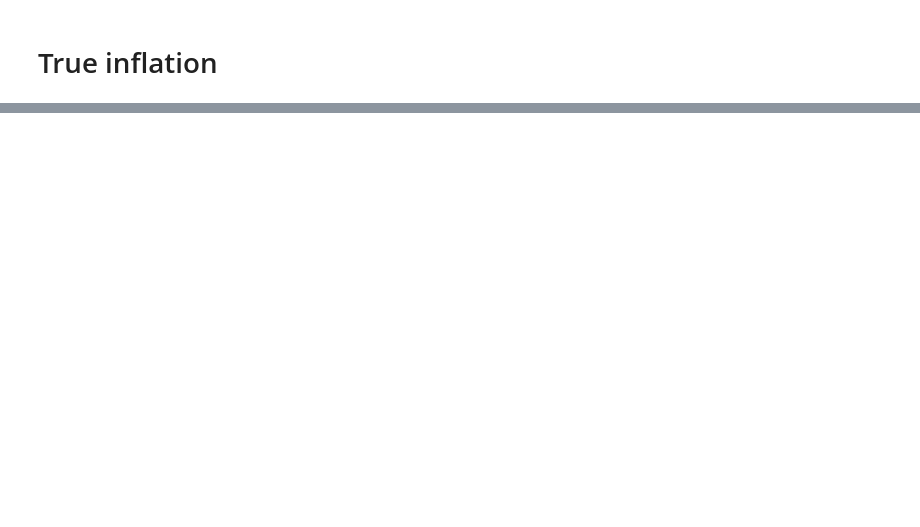
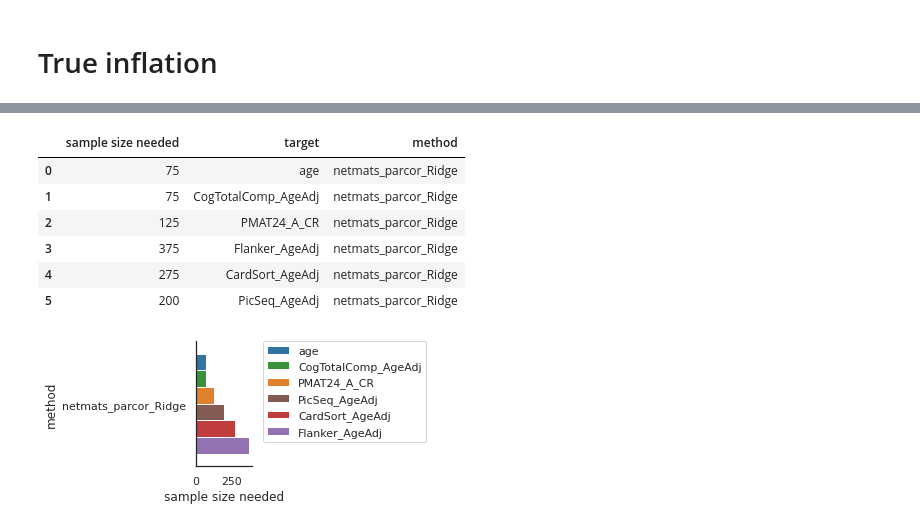
Before and after one commit to spisakt/BWAS_comment, a Jupyter notebook: plot_results_FC.ipynb, the cells around one changed output, grey strips where cells are left out. Saved outputs shown, nothing was run; the diff lists cells and outputs as text; code cells hidden in the pictures; blank space fills up the shorter version.

Commit message:
extended variables

```diff
--- a/plot_results_FC.ipynb
+++ b/plot_results_FC.ipynb
@@ -1180,0 +1060,4 @@ bar_df
+# %%
+sample_size_needed = []
+variable = []
+method = []
@@ -1180,0 +1134,10 @@ bar_df
+# %%
+sns.set(rc={"figure.figsize":(3, 2)})
+sns.set_style("white")
+feature = 'netmats_parcor'
+model = "Ridge"
+df = pd.read_csv('res/hires_results_' + model + '.csv')
+df_null = pd.read_csv('res/hires_results_null_' + model + '.csv')
+sns.histplot(df_null.r_discovery_cv, bins=np.linspace(-0.5, 0.5, 20))
+plt.show()
+sns.histplot(df_null.r_discovery_overfit, bins=np.linspace(-0.6+1, 0.6+1, 20))
@@ -1180,0 +1190,4 @@ bar_df
+# %%
+sample_size_needed = []
+variable = []
+method = []
@@ -1180,0 +1239,36 @@ bar_df
+# %%
+sns.set(rc={"figure.figsize":(1, 2.3)})
+sns.set_style("white")
+
+bar_df = pd.DataFrame(
+    {
+        'sample size needed': sample_size_needed,
+        'target': variable,
+        'method' : method
+    }
+)
+
+palette = {
+    'age' : 'tab:blue',
+    'CogTotalComp_AgeAdj' : 'tab:green',
+    'PMAT24_A_CR' : 'tab:orange',
+    'Flanker_AgeAdj' : 'tab:purple',
+    'CardSort_AgeAdj' : 'tab:red',
+    'PicSeq_AgeAdj' : 'tab:brown'
+}
+
+sns.barplot(x='sample size needed', y='method', hue='target', data=bar_df, palette=palette, ci=None,
+            hue_order = ['age', 'CogTotalComp_AgeAdj', 'PMAT24_A_CR', 'PicSeq_AgeAdj', 'CardSort_AgeAdj', 'Flanker_AgeAdj'])
+plt.legend(bbox_to_anchor=(1.2, 1), loc=2, borderaxespad=0.)
+sns.despine()
+plt.savefig('fig/replication_bar_all.pdf')
+bar_df
+# %% [output]
+|  | sample size needed | target | method |
+| 0 | 75 | age | netmats_parcor_Ridge |
+| 1 | 75 | CogTotalComp_AgeAdj | netmats_parcor_Ridge |
+| 2 | 125 | PMAT24_A_CR | netmats_parcor_Ridge |
+| 3 | 375 | Flanker_AgeAdj | netmats_parcor_Ridge |
+| 4 | 275 | CardSort_AgeAdj | netmats_parcor_Ridge |
+| 5 | 200 | PicSeq_AgeAdj | netmats_parcor_Ridge |
+[figure, added]
```
Also changed, not shown: parts of 40 cells of this notebook, 16 other files.
